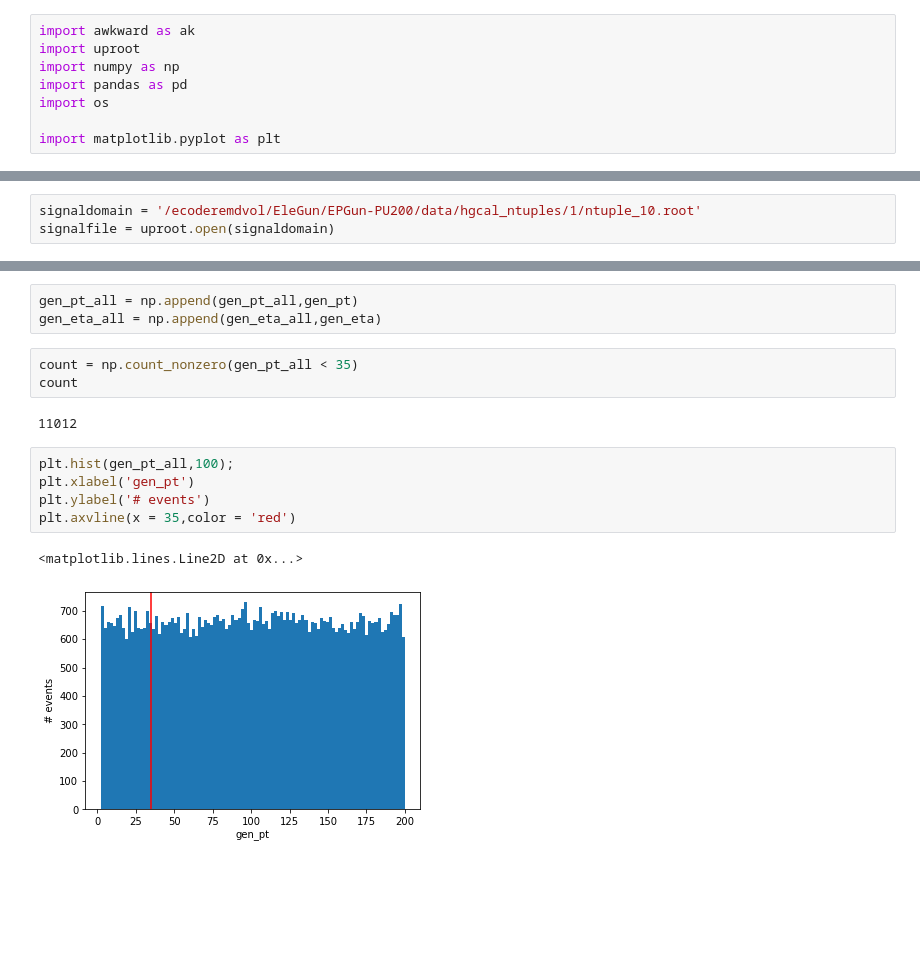
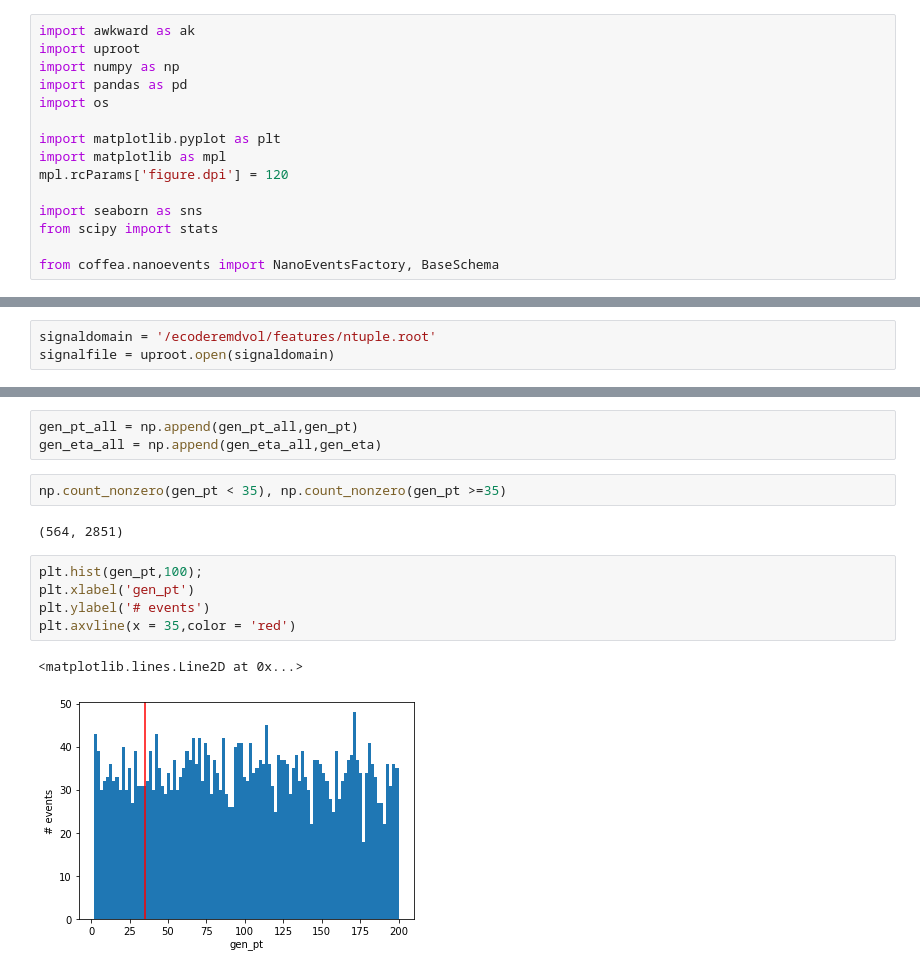
Before and after one commit to rohanshenoy/Ecoder, a Jupyter notebook: TrainingData/dataset_features.ipynb, the cells around one changed output, grey strips where cells are left out. Cells and saved outputs as stored; diff of their text form; blank space fills up the shorter version.

```diff
--- a/TrainingData/dataset_features.ipynb
+++ b/TrainingData/dataset_features.ipynb
@@ -6,4 +6,11 @@ import pandas as pd
 import os
 
 import matplotlib.pyplot as plt
+import matplotlib as mpl
+mpl.rcParams['figure.dpi'] = 120
+
+import seaborn as sns
+from scipy import stats
+
+from coffea.nanoevents import NanoEventsFactory, BaseSchema
 # %%
@@ -35,5 +42,5 @@ for filename in os.listdir('/ecoderemdvol/EleGun/EPGun-PU200/data/hgcal_ntuples/
 # %%
-signaldomain = '/ecoderemdvol/EleGun/EPGun-PU200/data/hgcal_ntuples/1/ntuple_10.root'
+signaldomain = '/ecoderemdvol/features/ntuple.root'
 signalfile = uproot.open(signaldomain)
 # %%
 events = NanoEventsFactory.from_root(
@@ -50,16 +57,15 @@ gen_eta = events.gen_eta[:,0]
 gen_pt_all = np.append(gen_pt_all,gen_pt)
 gen_eta_all = np.append(gen_eta_all,gen_eta)
 # %%
-count = np.count_nonzero(gen_pt_all < 35)
-count
+np.count_nonzero(gen_pt < 35), np.count_nonzero(gen_pt >=35)
 # %% [output]
-11012
+(564, 2851)
 # %%
-plt.hist(gen_pt_all,100);
+plt.hist(gen_pt,100);
 plt.xlabel('gen_pt')
 plt.ylabel('# events')
 plt.axvline(x = 35,color = 'red')
 # %% [output]
 <matplotlib.lines.Line2D at 0x...>
-[figure, old version]
+[figure, new version]
 # %%
```
Also changed, not shown: parts of 47 cells of this notebook.
